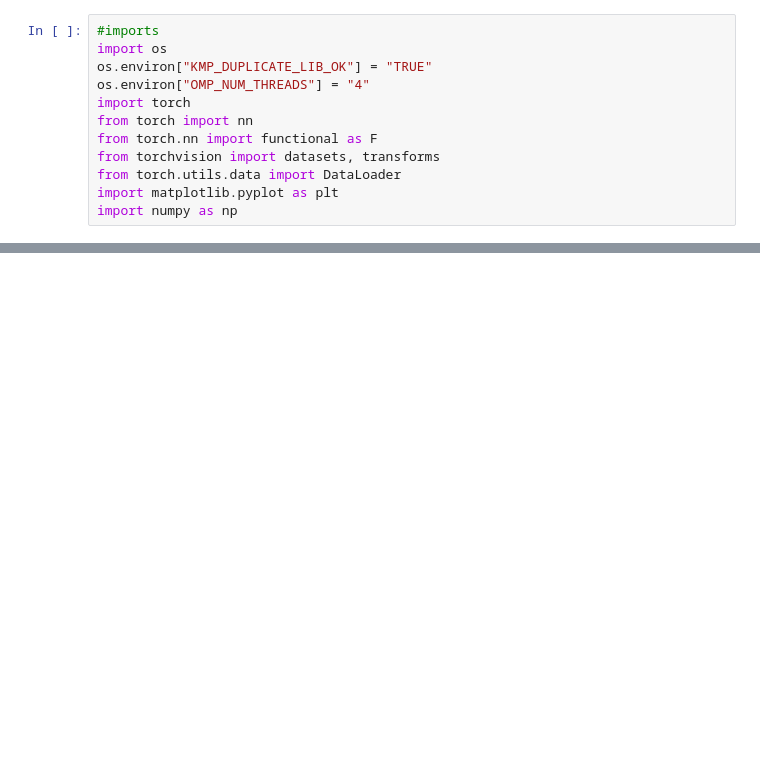
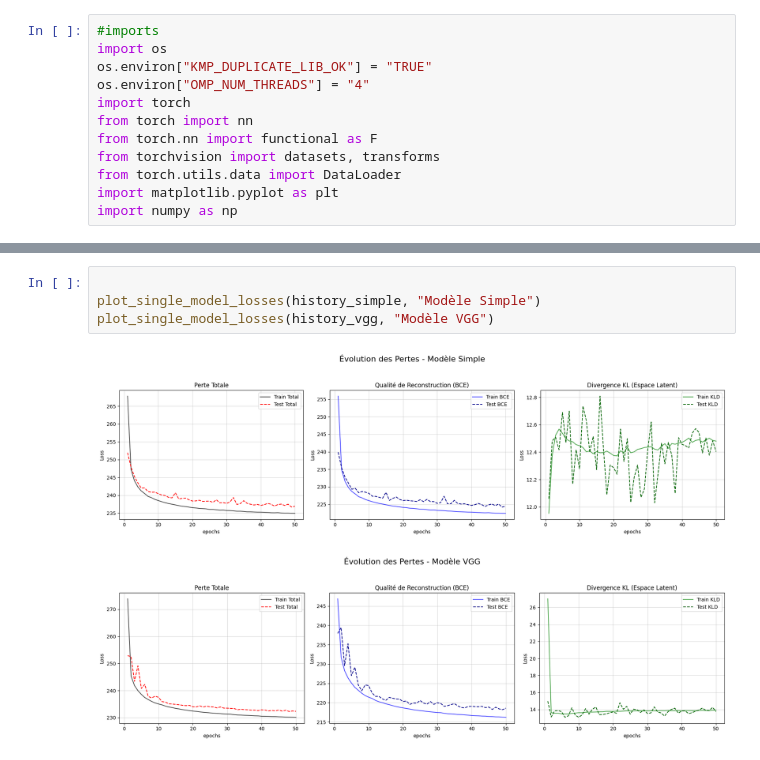
Before and after one commit to guillaume-joffre/project-hddl-segmentation, a Jupyter notebook: cvae.ipynb, the cells around one changed output, grey strips where cells are left out. Saved outputs shown, nothing was run; the diff lists cells and outputs as text; blank space fills up the shorter version.

```diff
--- a/cvae.ipynb
+++ b/cvae.ipynb
@@ -300,0 +546,7 @@ Entraînement sur cuda
+# %%
+
+plot_single_model_losses(history_simple, "Modèle Simple")
+plot_single_model_losses(history_vgg, "Modèle VGG")
+# %% [output]
+[figure, added]
+[figure, added]
```
Also changed, not shown: parts of 21 cells of this notebook, 10 other files.
